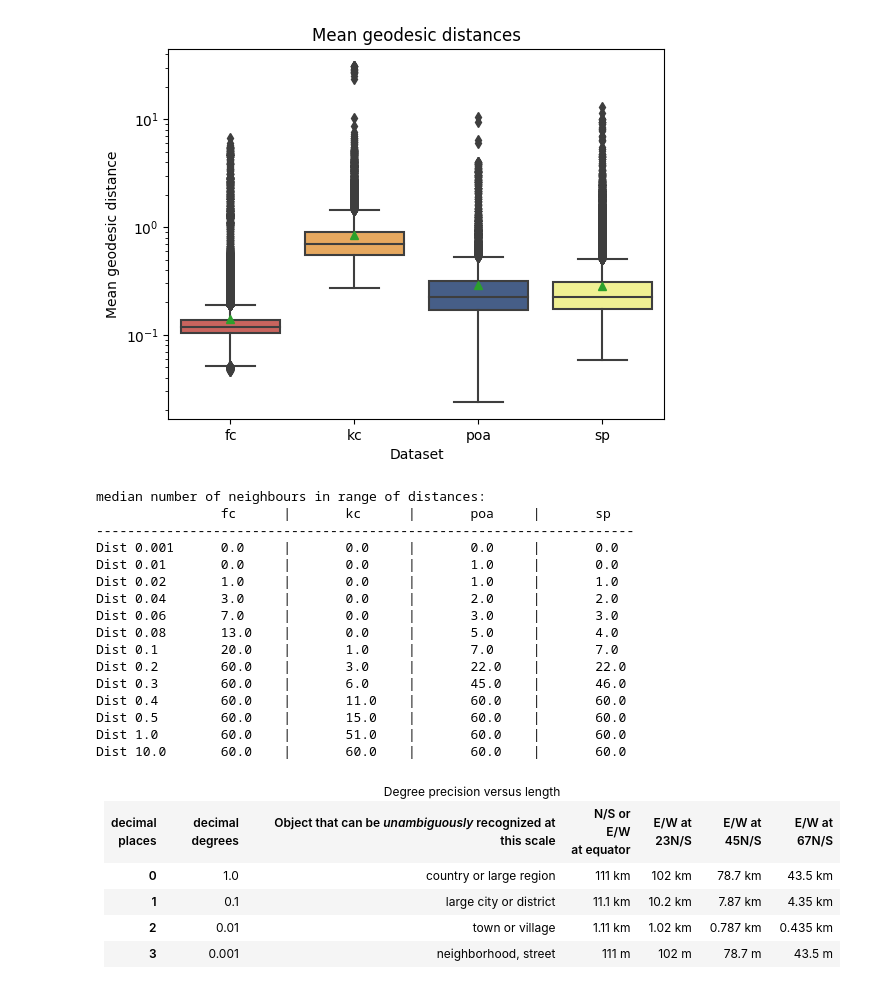
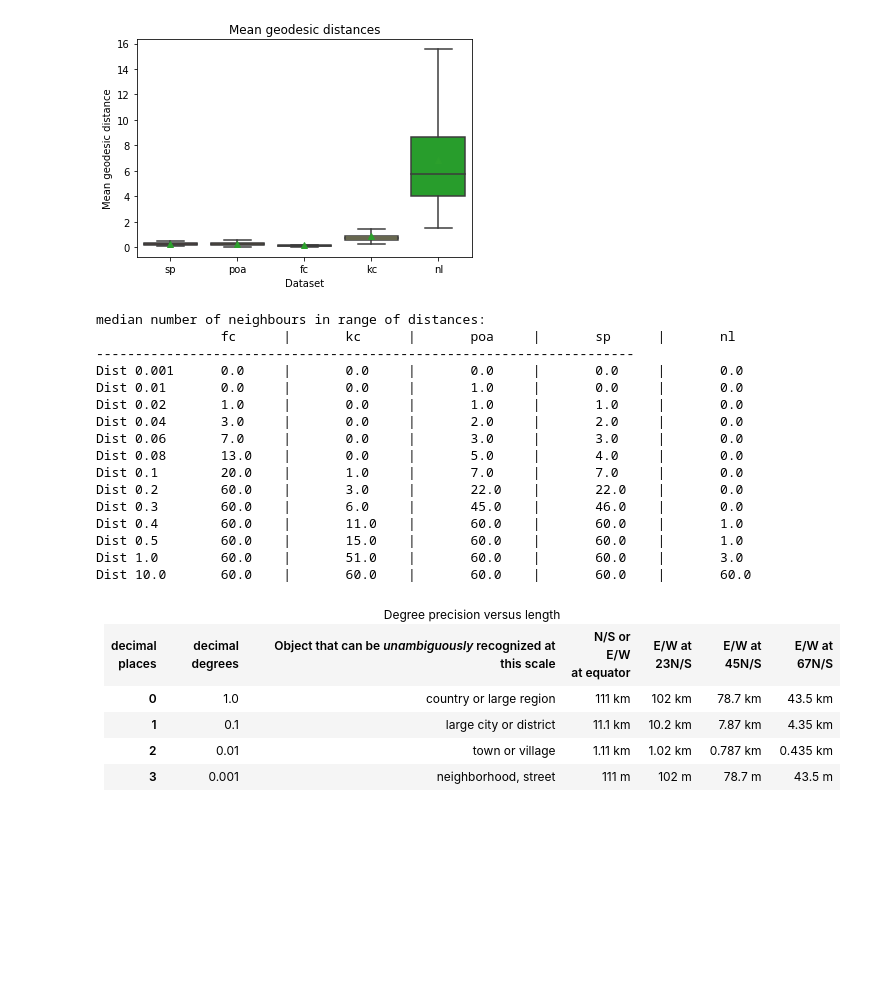
Before and after one commit to ponseko/UC_Project_HPP, a Jupyter notebook: datasets/dataset-statistics.ipynb, the cells around one changed output. Drawn from its saved outputs; the diff is of its cells as text; code cells hidden in the pictures; blank space fills up the shorter version.

Commit message:
Working nl dataset

```diff
--- a/datasets/dataset-statistics.ipynb
+++ b/datasets/dataset-statistics.ipynb
@@ -3,7 +3,7 @@ import numpy as np
 import matplotlib.pyplot as plt
 import seaborn as sns
 # %%
-DATASET_NAMES = ['fc', 'kc', 'poa', 'sp']
+DATASET_NAMES = ['sp', 'poa', 'fc', 'kc', 'nl']
 DATASETS = {}
 for ds in DATASET_NAMES:
     DATASETS[ds] = np.load(f'{ds}/data.npz')
@@ -58,20 +60,21 @@ for ds in DATASET_NAMES:
 # %%
 def generate_dist_boxplots():
     data = [np.mean(DATASETS[ds]['dist_geo'], axis=1) for ds in DATASET_NAMES]
     g = sns.boxplot(
         data=data,
-        palette=[sns.xkcd_rgb["pale red"], sns.xkcd_rgb["light orange"], sns.xkcd_rgb["denim blue"], sns.xkcd_rgb["pale yellow"]],
+        palette=[sns.xkcd_rgb["pale red"], sns.xkcd_rgb["light orange"], sns.xkcd_rgb["denim blue"], sns.xkcd_rgb["pale yellow"], sns.xkcd_rgb["green"]],
         showmeans=True,
+        showfliers = False
     )
-    g.set_yscale('log')
+    # g.set_yscale('log')
     g.set_xticklabels(DATASET_NAMES)
     g.set_title('Mean geodesic distances')
     g.set_xlabel('Dataset')
     g.set_ylabel('Mean geodesic distance')
 
 generate_dist_boxplots()
 # %% [output]
-[figure, old version]
+[figure, new version]
 # %%
 def neighbour_count_table(metric='mean'):
     func = np.mean if metric == 'mean' else np.median
@@ -90,21 +93,21 @@ def count_neighbours_in_distance(arr, dist):
 neighbour_count_table('median')
 # %% [output]
 median number of neighbours in range of distances:
-                fc      |       kc      |       poa     |       sp
+                fc      |       kc      |       poa     |       sp      |       nl
 ---------------------------------------------------------------------
-Dist 0.001      0.0     |       0.0     |       0.0     |       0.0
-Dist 0.01       0.0     |       0.0     |       1.0     |       0.0
-Dist 0.02       1.0     |       0.0     |       1.0     |       1.0
-Dist 0.04       3.0     |       0.0     |       2.0     |       2.0
-Dist 0.06       7.0     |       0.0     |       3.0     |       3.0
-Dist 0.08       13.0    |       0.0     |       5.0     |       4.0
-Dist 0.1        20.0    |       1.0     |       7.0     |       7.0
-Dist 0.2        60.0    |       3.0     |       22.0    |       22.0
-Dist 0.3        60.0    |       6.0     |       45.0    |       46.0
-Dist 0.4        60.0    |       11.0    |       60.0    |       60.0
-Dist 0.5        60.0    |       15.0    |       60.0    |       60.0
-Dist 1.0        60.0    |       51.0    |       60.0    |       60.0
-Dist 10.0       60.0    |       60.0    |       60.0    |       60.0
+Dist 0.001      0.0     |       0.0     |       0.0     |       0.0     |       0.0
+Dist 0.01       0.0     |       0.0     |       1.0     |       0.0     |       0.0
+Dist 0.02       1.0     |       0.0     |       1.0     |       1.0     |       0.0
+Dist 0.04       3.0     |       0.0     |       2.0     |       2.0     |       0.0
+Dist 0.06       7.0     |       0.0     |       3.0     |       3.0     |       0.0
+Dist 0.08       13.0    |       0.0     |       5.0     |       4.0     |       0.0
+Dist 0.1        20.0    |       1.0     |       7.0     |       7.0     |       0.0
+Dist 0.2        60.0    |       3.0     |       22.0    |       22.0    |       0.0
+Dist 0.3        60.0    |       6.0     |       45.0    |       46.0    |       0.0
+Dist 0.4        60.0    |       11.0    |       60.0    |       60.0    |       1.0
+Dist 0.5        60.0    |       15.0    |       60.0    |       60.0    |       1.0
+Dist 1.0        60.0    |       51.0    |       60.0    |       60.0    |       3.0
+Dist 10.0       60.0    |       60.0    |       60.0    |       60.0    |       60.0
 # %% [markdown]
 <table class="wikitable">
 <caption>Degree precision versus length
```
Also changed, not shown: parts of 3 cells of this notebook, 15 other files.
